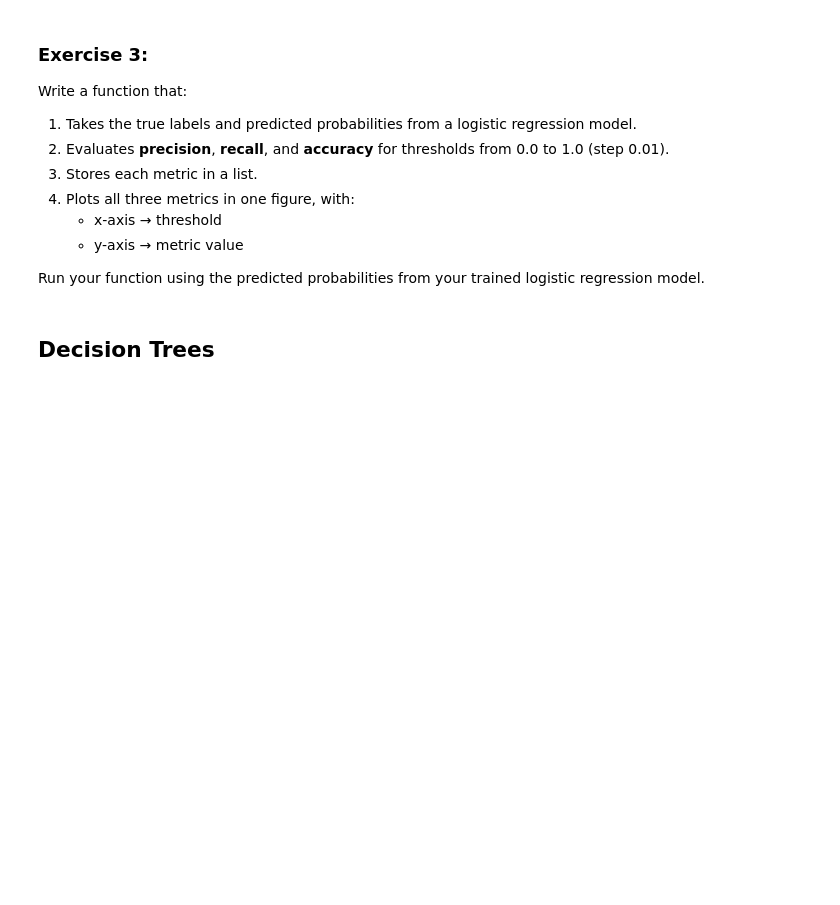
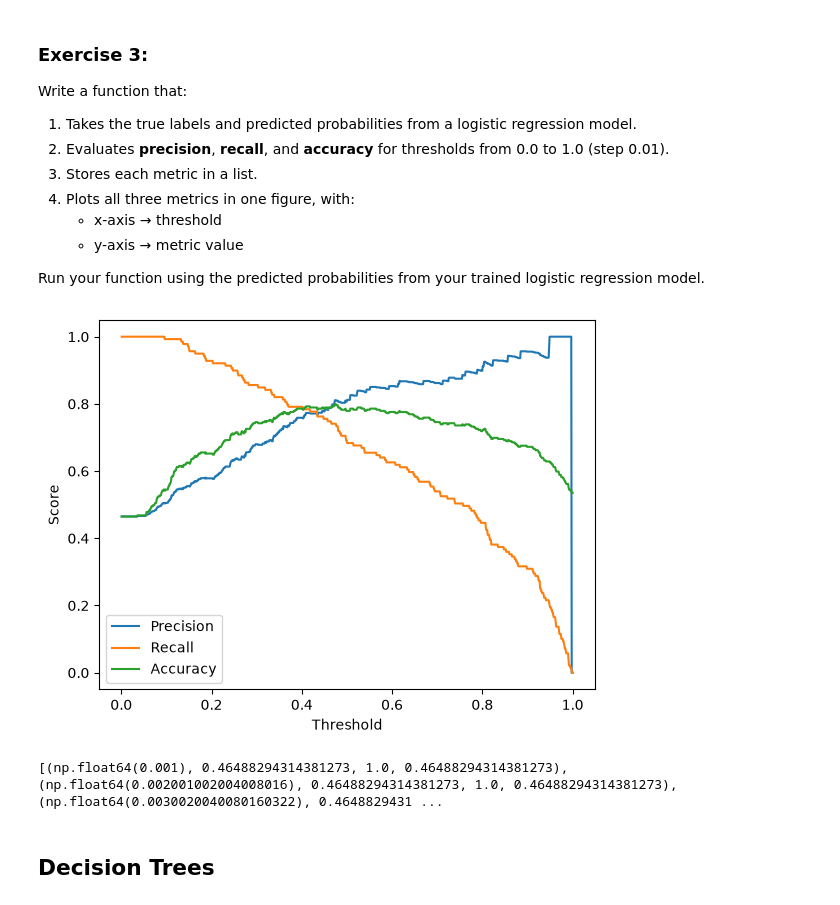
Before and after one commit to Anton-Schwarzer/ML-for-Buisness-Analytics, a Jupyter notebook: 05_Exercise.ipynb, the cells around one changed output. Saved outputs shown, nothing was run; the diff lists cells and outputs as text; code cells hidden in the pictures; blank space fills up the shorter version.

```diff
--- a/05_Exercise.ipynb
+++ b/05_Exercise.ipynb
@@ -614,3 +614,8 @@ You will now gain hands-on experience by training your first machine learning mo
 4. Evaluate you model using accuracy, percision, recall and a confusion matrix.
 # %%
 # Drop missing values and split to feature matrix and target variable
+df_uci_complete = df_uci.dropna()
+
+X_uci = df_uci_complete.select_dtypes('number')
+y_uci = df_uci_complete['num']
+X_uci
@@ -617,2 +637,4 @@ You will now gain hands-on experience by training your first machine learning mo
 # %%
-# Fit the model
+# Fit the
+log_reg = LogisticRegression(max_iter=1000)
+log_reg.fit(X_uci, y_uci)
@@ -619,2 +643,4 @@ You will now gain hands-on experience by training your first machine learning mo
 # %%
 # Make predictions and compute the confusion matrix
+y_pred = log_reg.predict(X_uci)
+confusion_matrix(y_uci, y_pred)
@@ -666,6 +701,33 @@ Write a function that:
    - y-axis → metric value
 
 Run your function using the predicted probabilities from your trained logistic regression model.
+# %%
+def evaluate_logical(y, y_pred):
+    list_of_metrics = []
+    interval = np.linspace(0.001, 1, 999)
+    for threshold in interval :
+        y_pred_custom = (y_pred >= threshold).astype(int)
+        precision = precision_score(y, y_pred_custom)
+        recall = recall_score(y, y_pred_custom)
+        accuracy = accuracy_score(y, y_pred_custom)
+        list_of_metrics.append((threshold, precision, recall, accuracy))
+
+    plt.plot([x[0] for x in list_of_metrics], [x[1] for x in list_of_metrics], label='Precision')
+    plt.plot([x[0] for x in list_of_metrics], [x[2] for x in list_of_metrics], label='Recall')
+    plt.plot([x[0] for x in list_of_metrics], [x[3] for x in list_of_metrics], label='Accuracy')
+
+    plt.xlabel('Threshold')
+    plt.ylabel('Score')
+    plt.legend()
+
+    plt.show()
+    print(list_of_metrics)
+
+
+evaluate_logical(y_uci, y_proba)
+# %% [output]
+[figure, added]
+[(np.float64(0.001), 0.46488294314381273, 1.0, 0.46488294314381273), (np.float64(0.002001002004008016), 0.46488294314381273, 1.0, 0.46488294314381273), (np.float64(0.0030020040080160322), 0.4648829431 ...
 # %% [markdown]
 ## Decision Trees
 # %% [markdown]
```
Also changed, not shown: parts of 10 cells of this notebook.
